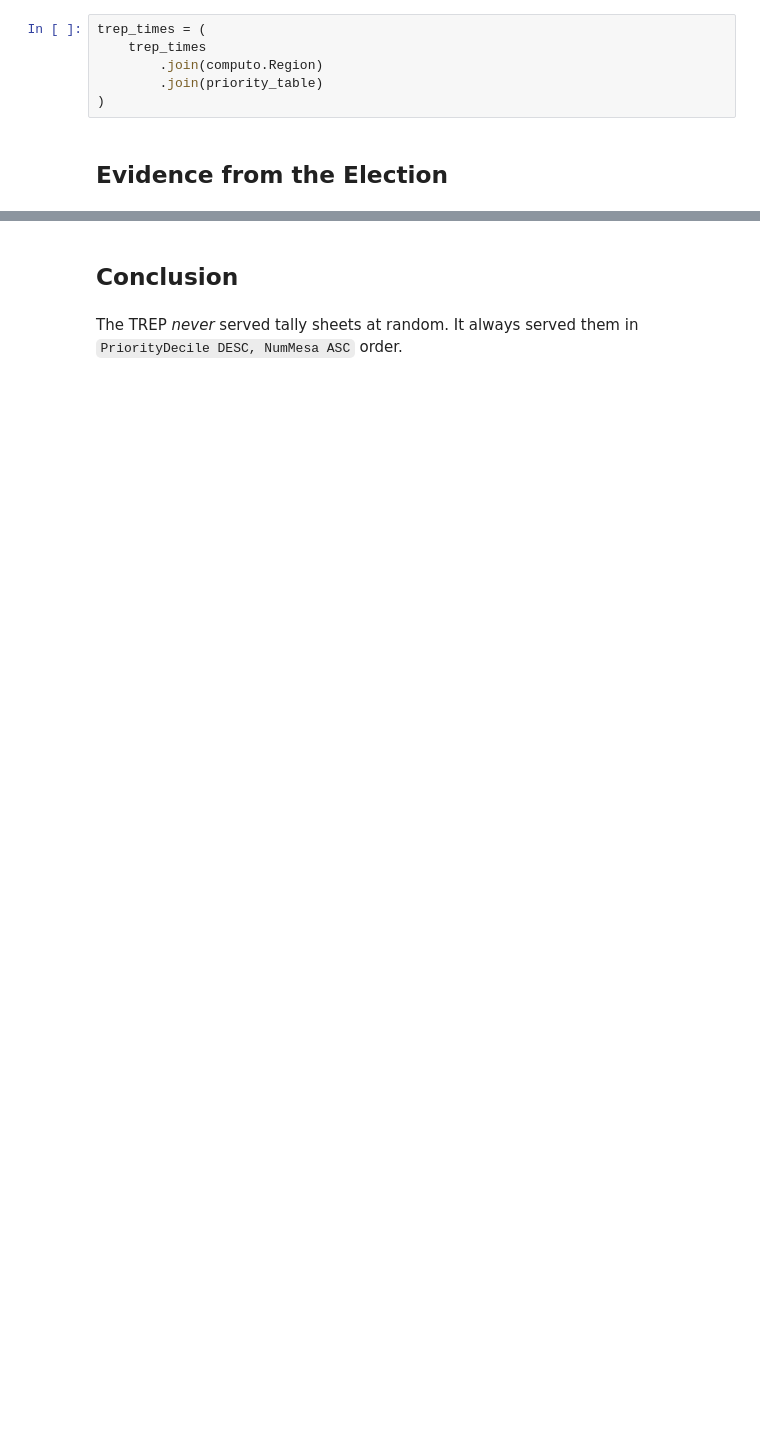
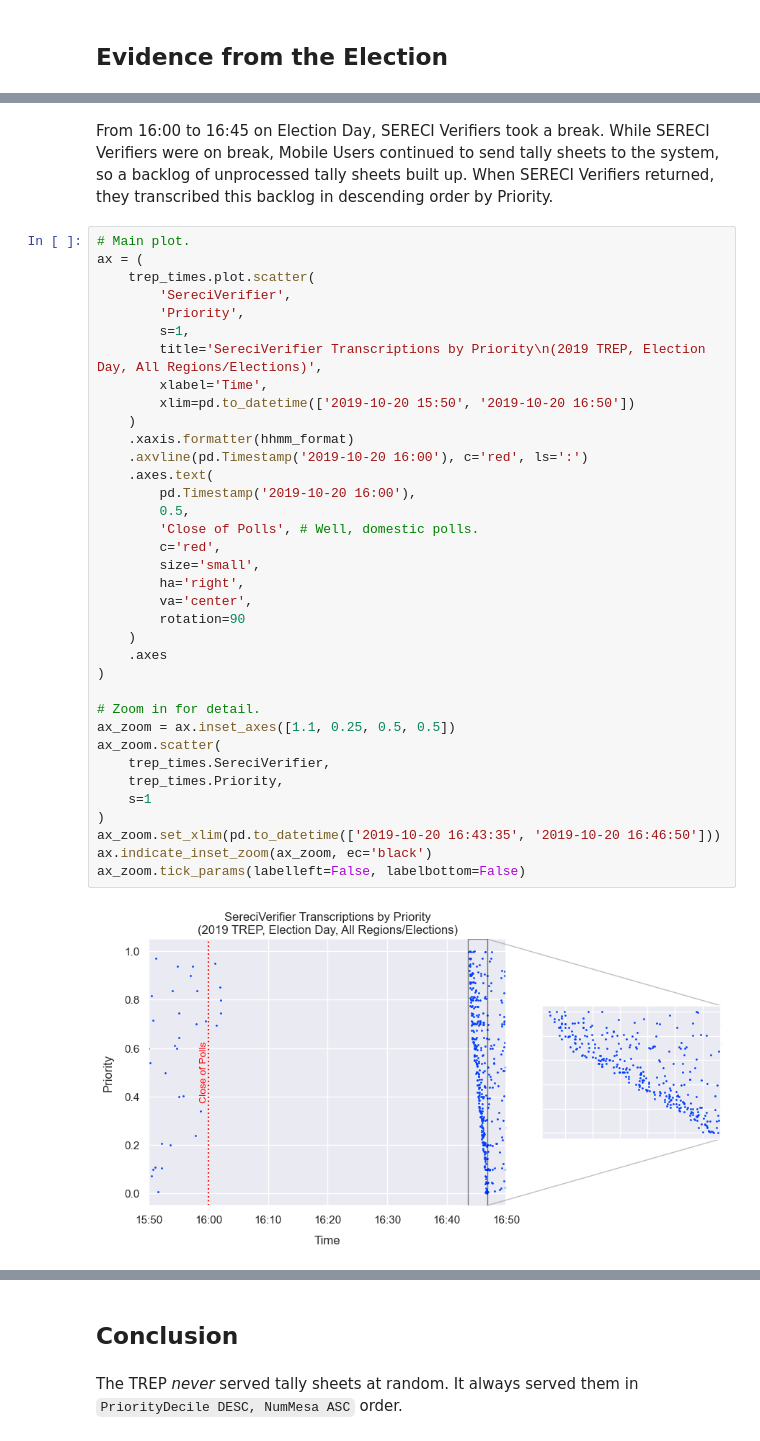
Before and after one commit to distantcomment/bolivia2019, a Jupyter notebook: how-trep-counted-tally-sheets.ipynb, the cells around one changed output, grey strips where cells are left out. Cells and saved outputs as stored; diff of their text form; blank space fills up the shorter version.

```diff
--- a/how-trep-counted-tally-sheets.ipynb
+++ b/how-trep-counted-tally-sheets.ipynb
@@ -298,9 +307,3 @@ priority_table
-# %%
-trep_times = (
-    trep_times
-        .join(computo.Region)
-        .join(priority_table)
-)
 # %% [markdown]
 ## Evidence from the Election ##
 # %% [markdown]
@@ -474,0 +315,40 @@ At 20:07, in reaction to this alert, officials had the internet at the SERECI of
+# %% [markdown]
+From 16:00 to 16:45 on Election Day, SERECI Verifiers took a break. While SERECI Verifiers were on break, Mobile Users continued to send tally sheets to the system, so a backlog of unprocessed tally sheets built up. When SERECI Verifiers returned, they transcribed this backlog in descending order by Priority.
+# %%
+# Main plot.
+ax = (
+    trep_times.plot.scatter(
+        'SereciVerifier',
+        'Priority',
+        s=1,
+        title='SereciVerifier Transcriptions by Priority\n(2019 TREP, Election Day, All Regions/Elections)',
+        xlabel='Time',
+        xlim=pd.to_datetime(['2019-10-20 15:50', '2019-10-20 16:50'])
+    )
+    .xaxis.formatter(hhmm_format)
+    .axvline(pd.Timestamp('2019-10-20 16:00'), c='red', ls=':')
+    .axes.text(
+        pd.Timestamp('2019-10-20 16:00'),
+        0.5,
+        'Close of Polls', # Well, domestic polls.
+        c='red',
+        size='small',
+        ha='right',
+        va='center',
+        rotation=90
+    )
+    .axes
+)
+
+# Zoom in for detail.
+ax_zoom = ax.inset_axes([1.1, 0.25, 0.5, 0.5])
+ax_zoom.scatter(
+    trep_times.SereciVerifier,
+    trep_times.Priority,
+    s=1
+)
+ax_zoom.set_xlim(pd.to_datetime(['2019-10-20 16:43:35', '2019-10-20 16:46:50']))
+ax.indicate_inset_zoom(ax_zoom, ec='black')
+ax_zoom.tick_params(labelleft=False, labelbottom=False)
+# %% [output]
+[figure, added]
```
Also changed, not shown: parts of 48 cells of this notebook.
